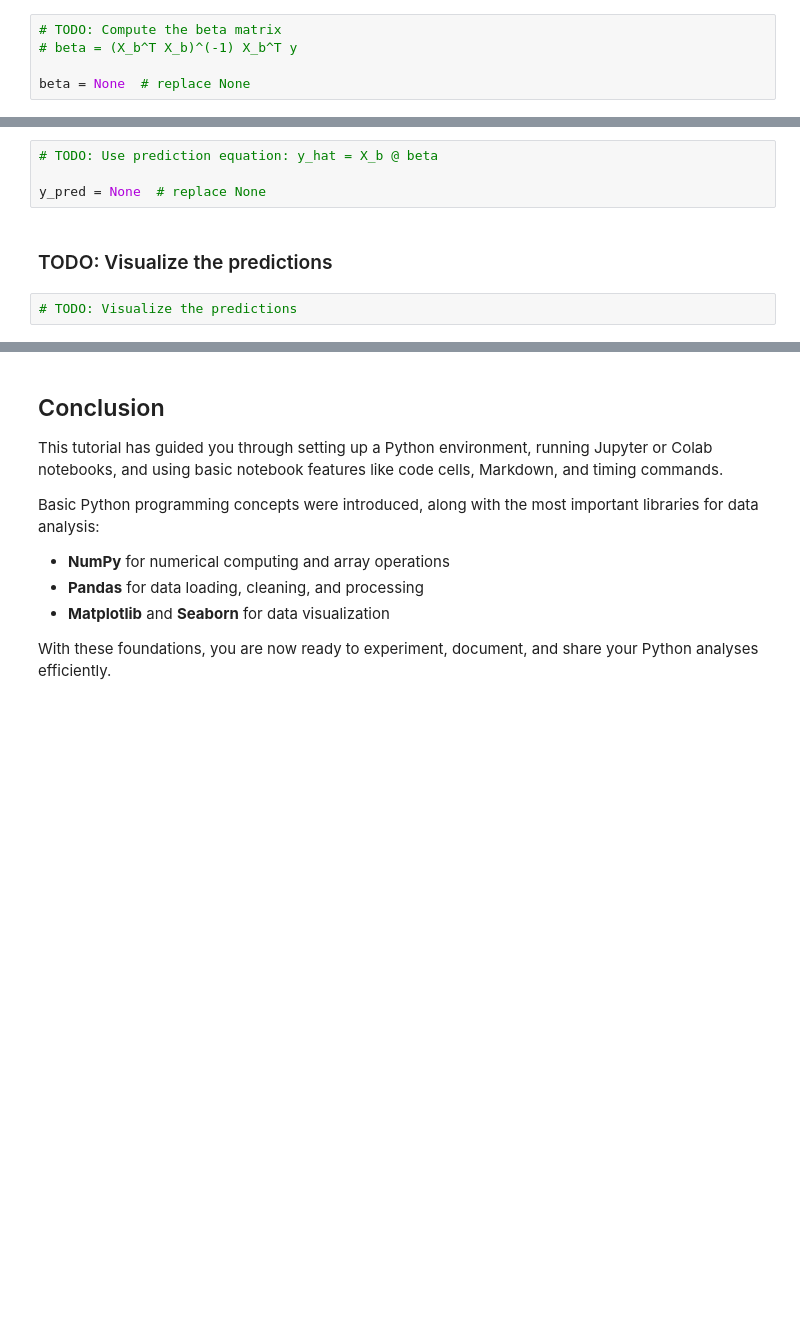
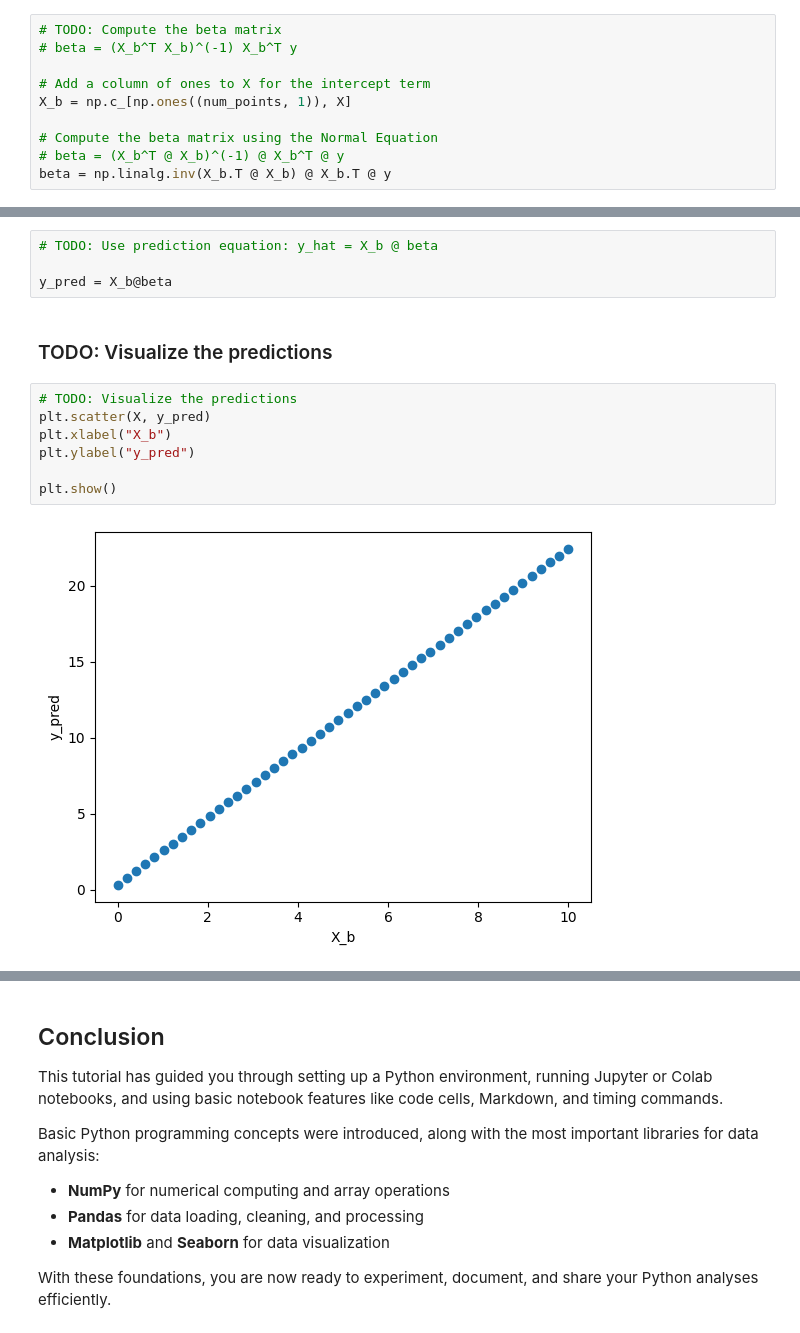
Before and after one commit to shaoyunguo/mlcysec_tutorial, a Jupyter notebook: source/tutorial_notebooks/getting_started_with_jupyter_and_python/getting_started_with_jupyter_and_python.ipynb, the cells around one changed output, grey strips where cells are left out. Drawn from its saved outputs; the diff is of its cells as text; blank space fills up the shorter version.

```diff
--- a/source/tutorial_notebooks/getting_started_with_jupyter_and_python/getting_started_with_jupyter_and_python.ipynb
+++ b/source/tutorial_notebooks/getting_started_with_jupyter_and_python/getting_started_with_jupyter_and_python.ipynb
@@ -1627,14 +1660,26 @@ y = a * x + noise
 # TODO: Compute the beta matrix
 # beta = (X_b^T X_b)^(-1) X_b^T y
 
-beta = None  # replace None
+# Add a column of ones to X for the intercept term
+X_b = np.c_[np.ones((num_points, 1)), X]
+
+# Compute the beta matrix using the Normal Equation
+# beta = (X_b^T @ X_b)^(-1) @ X_b^T @ y
+beta = np.linalg.inv(X_b.T @ X_b) @ X_b.T @ y
 # %% [markdown]
 ### TODO: Make Predictions Using Beta Matrix
 # %%
 # TODO: Use prediction equation: y_hat = X_b @ beta
 
-y_pred = None  # replace None
+y_pred = X_b@beta
 # %% [markdown]
 ### TODO: Visualize the predictions
 # %%
 # TODO: Visualize the predictions
+plt.scatter(X, y_pred)
+plt.xlabel("X_b")
+plt.ylabel("y_pred")
+
+plt.show()
+# %% [output]
+[figure, added]
```
Also changed, not shown: parts of 18 cells of this notebook.
